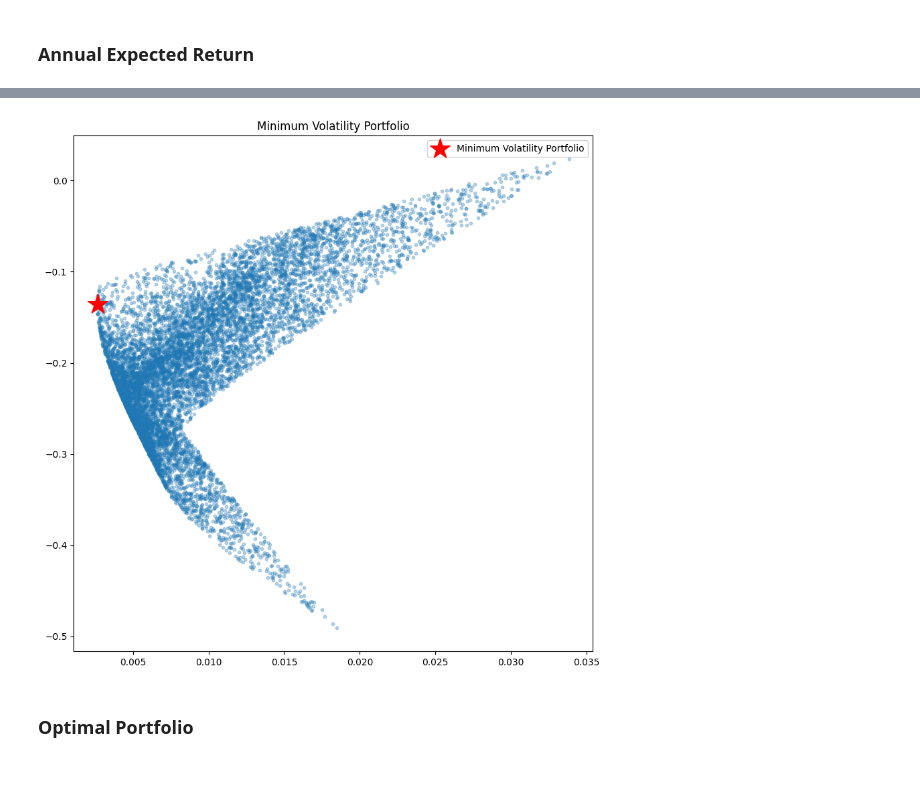
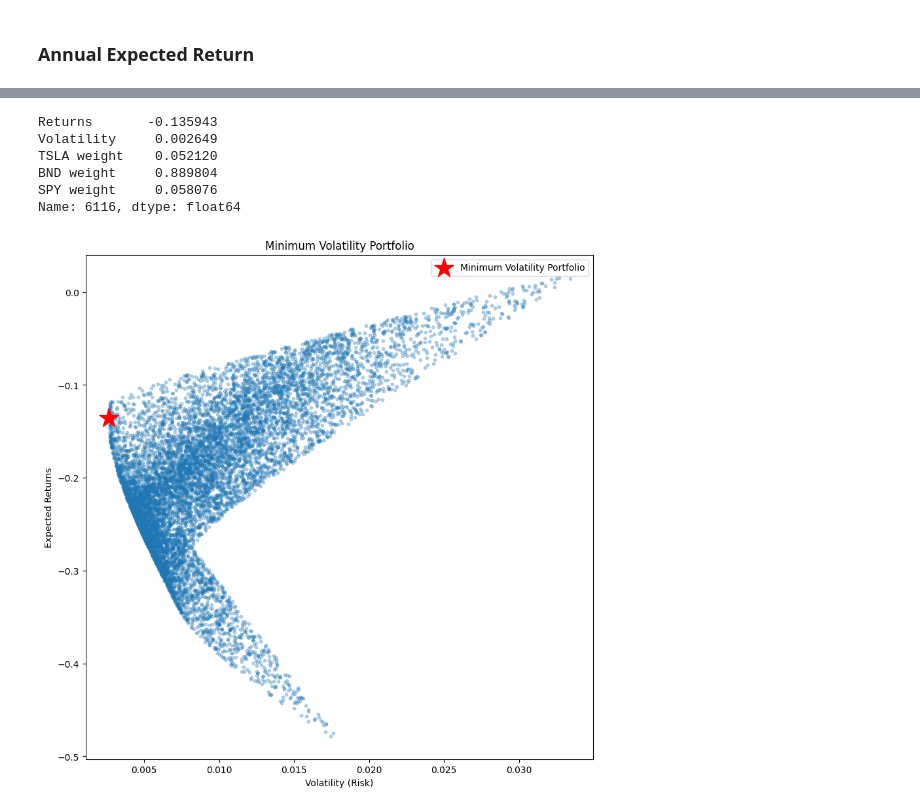
Before and after one commit to wolderufael/Time-Series-Forecasting-for-Portfolio-Management-Optimization, a Jupyter notebook: notebook/Portfolio_optimization.ipynb, the cells around one changed output, grey strips where cells are left out. Saved outputs shown, nothing was run; the diff lists cells and outputs as text; code cells hidden in the pictures; blank space fills up the shorter version.

```diff
--- a/notebook/Portfolio_optimization.ipynb
+++ b/notebook/Portfolio_optimization.ipynb
@@ -157,6 +253,11 @@ On this graph, you can also see the combination of weights that will give you al
 # %%
 min_vol_port=optimizer.min_vol_port(portfolios)
+min_vol_port
 # %% [output]
+Returns       -0.135943
+Volatility     0.002649
+TSLA weight    0.052120
+BND weight     0.889804
+SPY weight     0.058076
+Name: 6116, dtype: float64
-[figure, old version]
+[figure, new version]
-# %% [markdown]
-### **Optimal Portfolio**
```
Also changed, not shown: parts of 21 cells of this notebook, 13 other files.
